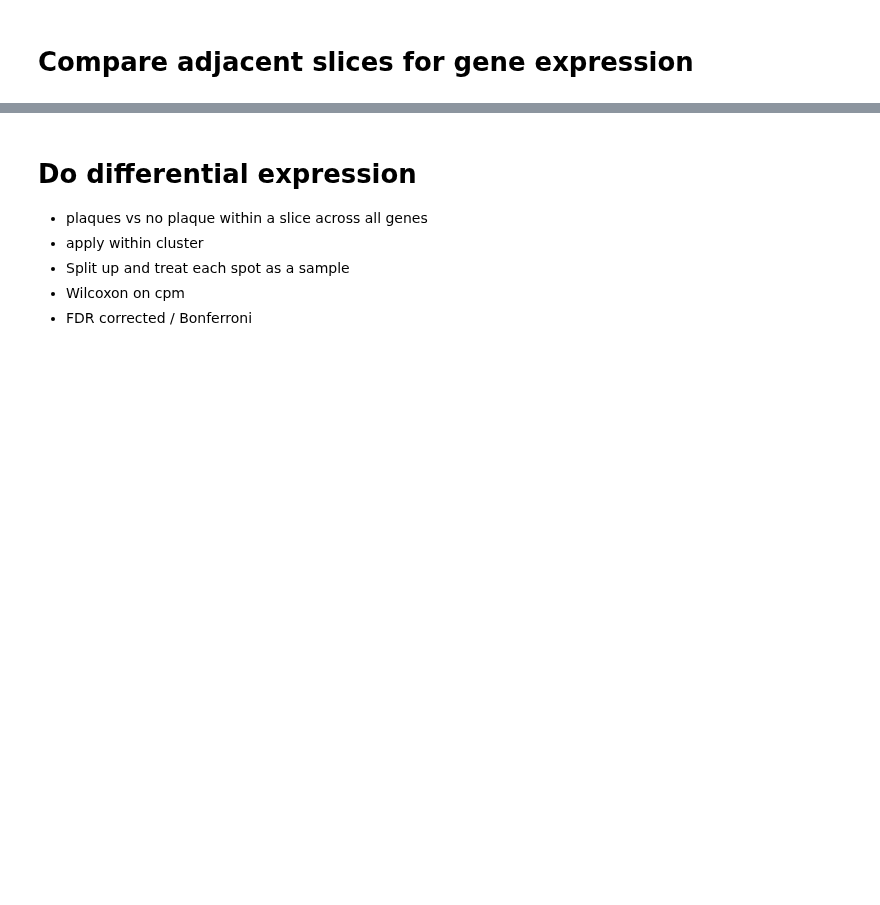
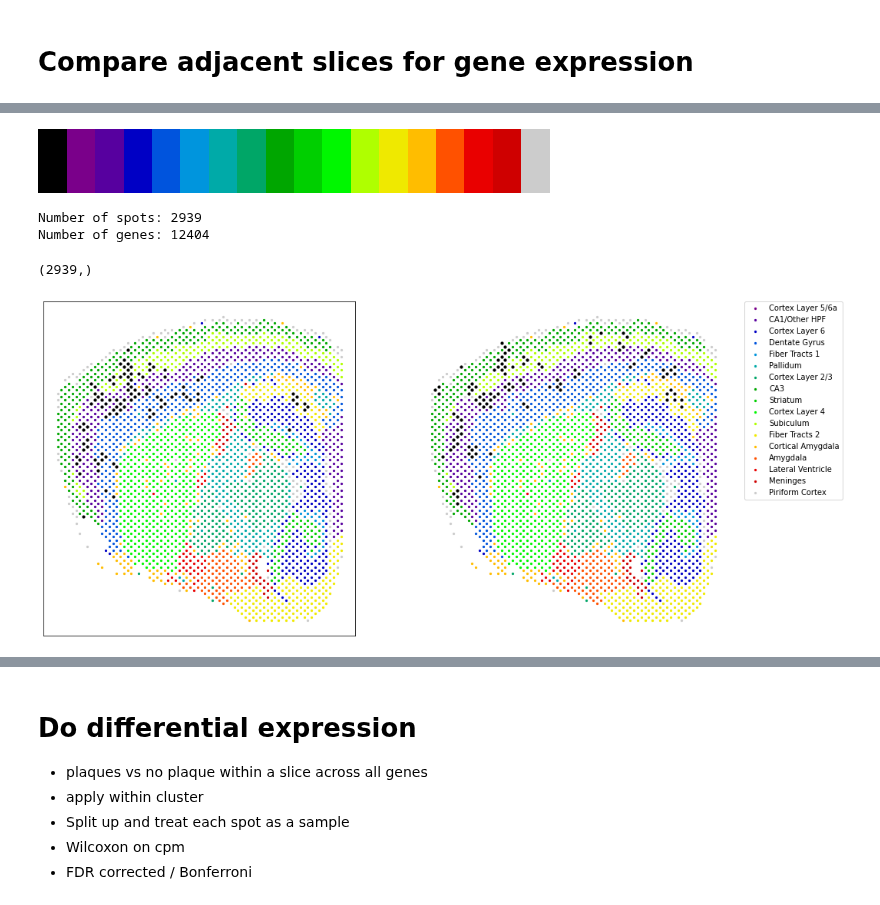
Before and after one commit to dmnburrows/spatial_transcriptomics, a Jupyter notebook: plaque_DE.ipynb, the cells around one changed output, grey strips where cells are left out. Drawn from its saved outputs; the diff is of its cells as text; code cells hidden in the pictures; blank space fills up the shorter version.

Commit message:
Comparing gene expression for adjacent slices

```diff
--- a/plaque_DE.ipynb
+++ b/plaque_DE.ipynb
@@ -330,6 +332,3 @@ Number of spots: 3616
 Number of genes: 13343
 Number of spots: 3457
 Number of genes: 13096
-# %%
-i=5
-new_ord_col = [col_v[np.where(np.unique(cat_filt['anot'])[i] == cat_df.groupby('cluster').first()['anot'])[0][0]] for i in range(len(np.unique(cat_filt['anot'])))]
@@ -511,0 +394,75 @@ Number of genes: 13096
+# %%
+#Choose colormap
+cmap = plt.get_cmap("nipy_spectral", len(np.unique(reg_lab))+1)
+cmap
+# %% [output]
+[figure, added]
+# %%
+name = '030-B'
+data_path = s_data + 'spatial_transcriptomics/plaques/' + name + 'X.json'
+coord_path = '/cndd2/agelber/hal/qc_aligned/' + name + '/outs/spatial/tissue_positions.csv'
+genes_path = '/cndd2/agelber/hal/qc_aligned/' + name + '/outs/filtered_feature_bc_matrix.h5'
+meta = pd.read_csv('/cndd3/dburrows/DATA/spatial_transcriptomics/plaques/allspots_meta.csv') #FILTERED
+meta_filt = meta[meta['sample'] == name]
+
+spot_df, gene_df = pf.sort_data(data_path, coord_path, genes_path,
+                                meta_filt, min_cell_per_gene=100, norm_factor=1e6)
+
+#Sanity check
+assert spot_df.shape[0] == gene_df.shape[0] == meta_filt.shape[0]
+assert 'Thy1' not in gene_df.columns.values or 'humanAPP' not in gene_df.columns.values
+print('Number of spots: ' + str(gene_df.shape[0]))
+print('Number of genes: ' + str(gene_df.shape[1]))
+# %% [output]
+Number of spots: 2939
+Number of genes: 12404
+# %%
+#plot and save all samples
+
+xcoord, ycoord = spot_df['array_row'].values, spot_df['array_col'].values
+plq_bool = spot_df['plaque'].values == 1
+
+
+fig,ax = plt.subplots(figsize=(5,5))
+for x in range(len(np.unique(clust_lab))):
+    plt.scatter(xcoord[np.where(clust_lab==x)[0]], ycoord[np.where(clust_lab==x)[0]], s=5, label = reg_lab[x], color = cmap(x+1), alpha=1)
+plt.scatter(xcoord[plq_bool], ycoord[plq_bool], s=10, c='k')
+#plt.legend(loc='center left', bbox_to_anchor=(1, 0.5), fontsize=12, markerscale=2)
+
+#remove all borders
+plt.gca().spines['top'].set_visible(False)
+plt.gca().spines['bottom'].set_visible(False)
+plt.gca().spines['right'].set_visible(False)
+plt.gca().spines['left'].set_visible(False)
+ax.xaxis.set_tick_params(labelbottom=False)
+ax.yaxis.set_tick_params(labelleft=False)
+plt.tick_params(top=False, bottom=False, left=False, right=False, labelleft=False, labelbottom=False)
+
+plt.savefig(s_fig + 'plaque-clusters-' + name + '.svg', transparent=True)
+plt.show()
+# %% [output]
+(2939,)
+# %%
+#PLOT PLAQUES
+data_l = og_df, spot_df
+fig,ax = plt.subplots(1, 2, figsize=(16,8))
+
+for i,data in enumerate(data_l):
+    xcoord, ycoord = data['array_row'].values, data['array_col'].values
+    plq_bool = data['plaque'].values == 1
+    clust_lab = data['cluster'].values
+    for x in range(len(np.unique(clust_lab))):
+        ax[i].scatter(xcoord[np.where(clust_lab==x)[0]], ycoord[np.where(clust_lab==x)[0]], s=5, label = reg_lab[x], color = cmap(x+1), alpha=1)
+    ax[i].scatter(xcoord[plq_bool], ycoord[plq_bool], s=10, c='k')
+    ax[i].xaxis.set_tick_params(labelbottom=False)
+    ax[i].yaxis.set_tick_params(labelleft=False)
+    ax[i].tick_params(top=False, bottom=False, left=False, right=False, labelleft=False, labelbottom=False)
+    plt.gca().spines['top'].set_visible(False)
+    plt.gca().spines['bottom'].set_visible(False)
+    plt.gca().spines['right'].set_visible(False)
+    plt.gca().spines['left'].set_visible(False)
+
+ax[1].legend(bbox_to_anchor=(1.05, 1), loc='upper left', borderaxespad=0.)
+plt.show()
+# %% [output]
+[figure, added]
```
Also changed, not shown: parts of 55 cells of this notebook, 1 other file.
